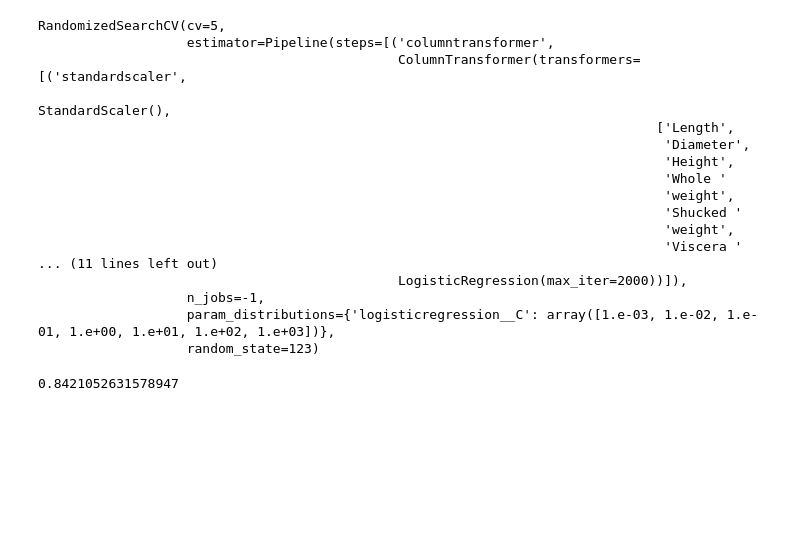
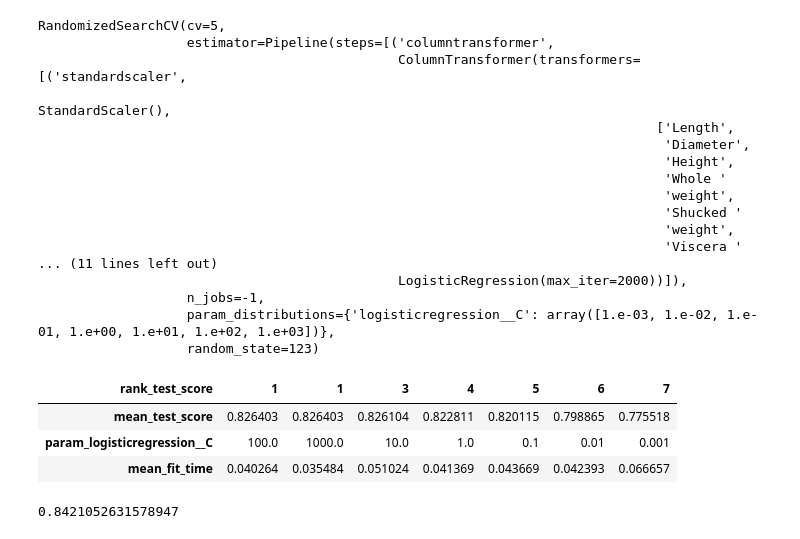
Before and after one commit to veerupandey/abalone_age_classification, a Jupyter notebook: src/models/model_building.ipynb, the cells around one changed output. Saved outputs shown, nothing was run; the diff lists cells and outputs as text; code cells hidden in the pictures; blank space fills up the shorter version.

```diff
--- a/src/models/model_building.ipynb
+++ b/src/models/model_building.ipynb
@@ -111,13 +108,19 @@ RandomizedSearchCV(cv=5,
 # %%
 # view the training results in a data frame
 
 train_results = pd.DataFrame(random_search.cv_results_)[
     [   "mean_test_score",
         "param_logisticregression__C",
         "mean_fit_time",
         "rank_test_score",
     ]
 ].set_index("rank_test_score").sort_index().T
+train_results
+# %% [output]
+| rank_test_score | 1 | 1 | 3 | 4 | 5 | 6 | 7 |
+| mean_test_score | 0.826403 | 0.826403 | 0.826104 | 0.822811 | 0.820115 | 0.798865 | 0.775518 |
+| param_logisticregression__C | 100.0 | 1000.0 | 10.0 | 1.0 | 0.1 | 0.01 | 0.001 |
+| mean_fit_time | 0.040264 | 0.035484 | 0.051024 | 0.041369 | 0.043669 | 0.042393 | 0.066657 |
 # %%
 # pick the final model and predict test data
 
```
Also changed, not shown: parts of 6 cells of this notebook.
